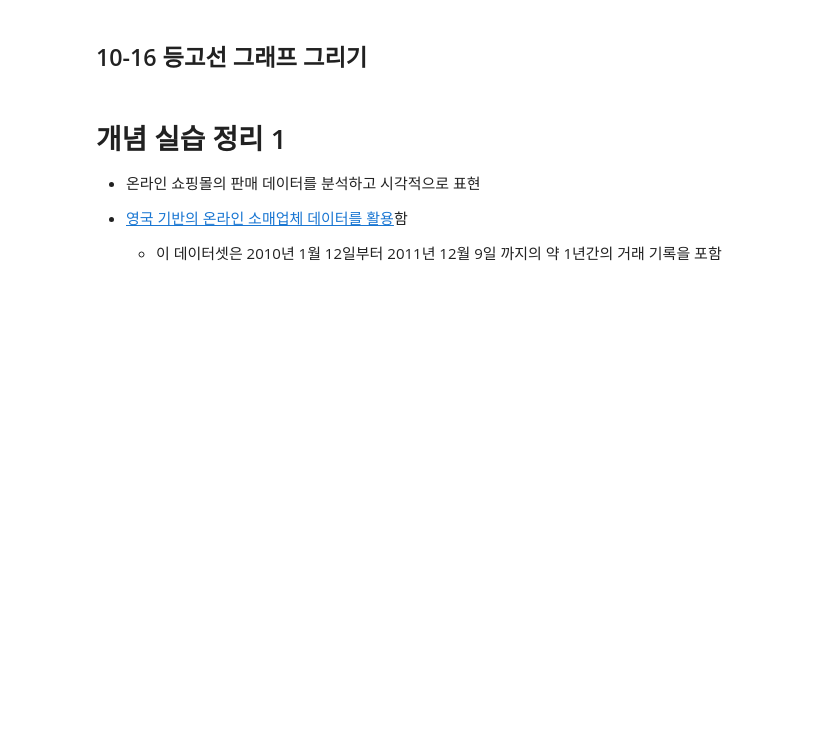
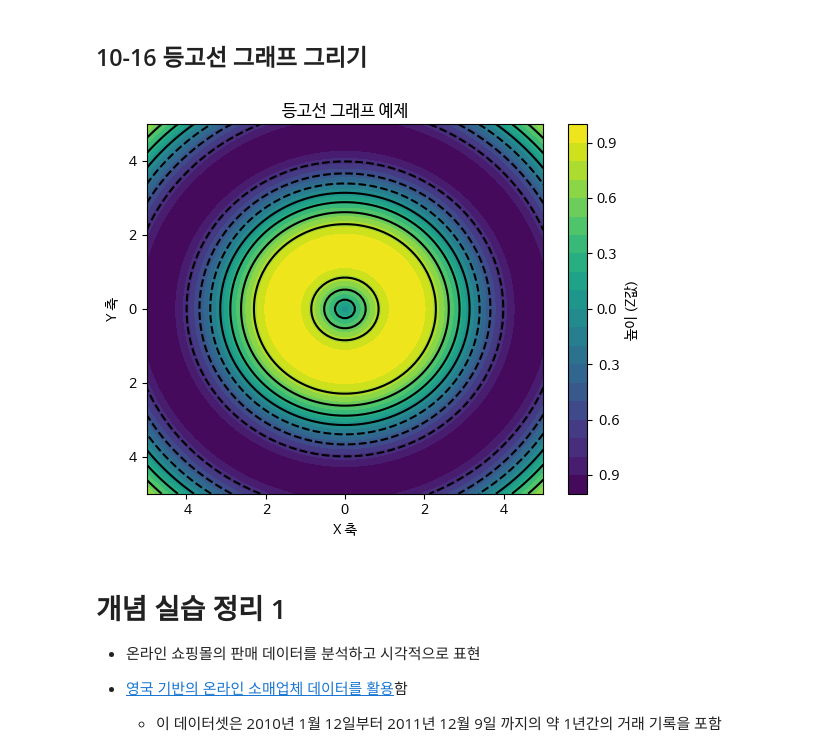
Before and after one commit to hr7git/Data-Analysis-with-Open-Source, a Jupyter notebook: 오픈소스_데이터_분석_10강.ipynb, the cells around one changed output. Saved outputs shown, nothing was run; the diff lists cells and outputs as text; code cells hidden in the pictures; blank space fills up the shorter version.

```diff
--- a/오픈소스_데이터_분석_10강.ipynb
+++ b/오픈소스_데이터_분석_10강.ipynb
@@ -378,26 +383,28 @@ plt.show()
 # %%
 import numpy as np
 
 ## 데이터 생성
 x = np.linspace(-5, 5, 100)
 y = np.linspace(-5, 5, 100)
 X, Y = np.meshgrid(x, y)
 
 Z = np.sin(np.sqrt(X**2 + Y**2))
 
 # 등고선 그래프 그리기
-
-
+contour = plt.contourf(X,Y,Z, levels=20)
+plt.contour(X,Y,Z, colors='black')
 # 색상 막대 추가 및 레이블 설정
 cbar = plt.colorbar(contour)
 cbar.set_label('높이 (Z값)')
 
 ## 제목 및 축 레이블 설정
 plt.title("등고선 그래프 예제")
 plt.xlabel("X 축")
 plt.ylabel("Y 축")
 
 plt.show()
+# %% [output]
+[figure, added]
 # %% [markdown]
 # 개념 실습 정리 1
 
```
Also changed, not shown: parts of 2 cells of this notebook.
